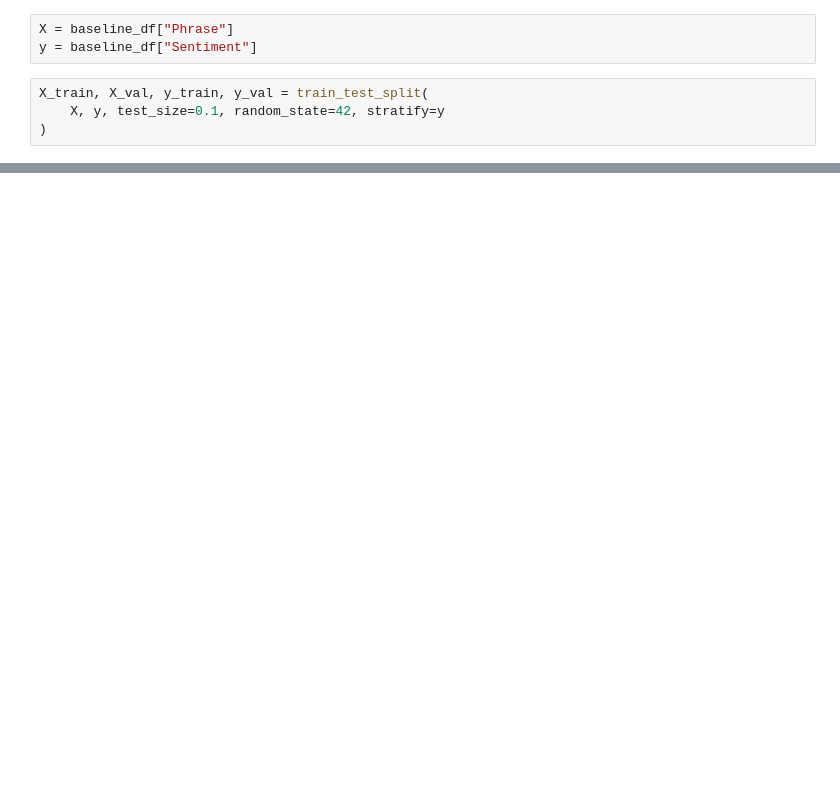
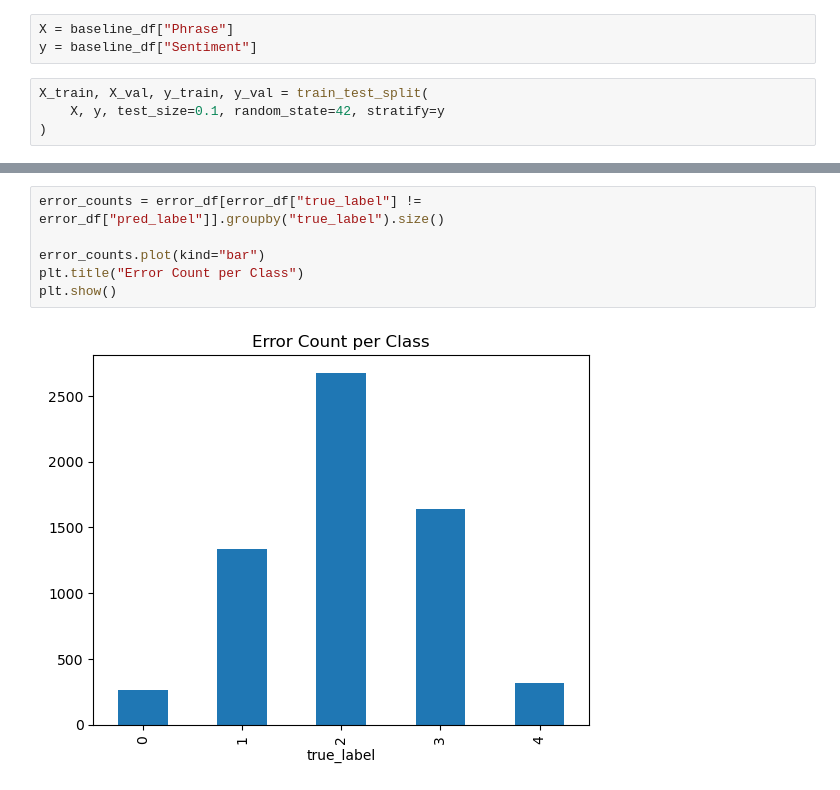
Before and after one commit to trungdung1711/sentiment-analysis-on-movie-reviews, a Jupyter notebook: notebooks/3_baseline.ipynb, the cells around one changed output, grey strips where cells are left out. Saved outputs shown, nothing was run; the diff lists cells and outputs as text; blank space fills up the shorter version.

```diff
--- a/notebooks/3_baseline.ipynb
+++ b/notebooks/3_baseline.ipynb
@@ -122,0 +390,8 @@ weighted avg       0.63      0.65      0.62     15606
+# %%
+error_counts = error_df[error_df["true_label"] != error_df["pred_label"]].groupby("true_label").size()
+
+error_counts.plot(kind="bar")
+plt.title("Error Count per Class")
+plt.show()
+# %% [output]
+[figure, added]
```
Also changed, not shown: parts of 40 cells of this notebook, 2 other files.
